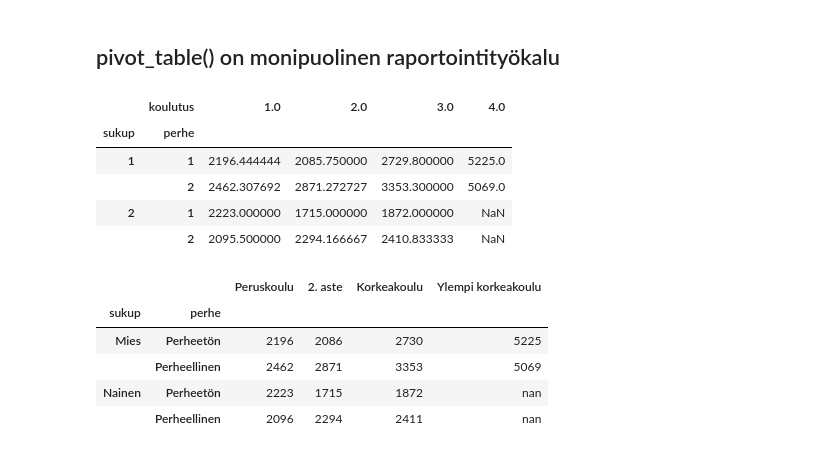
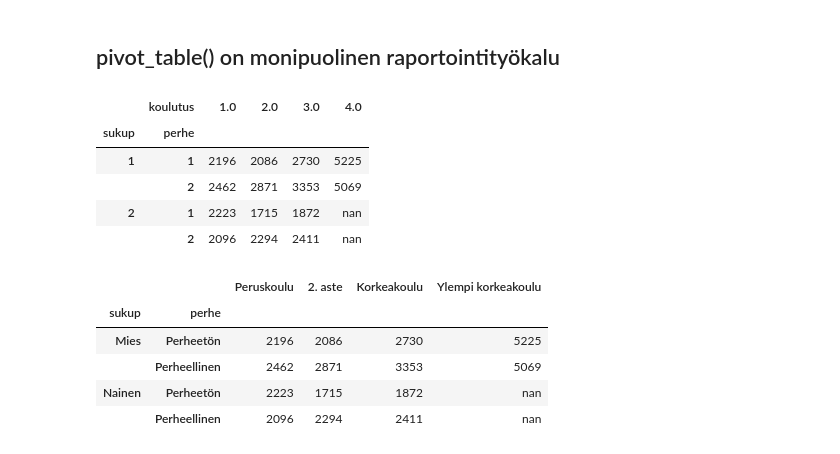
Before and after one commit to taanila/tilastoapu, a Jupyter notebook: tunnuslukuja.ipynb, the cells around one changed output. Saved outputs shown, nothing was run; the diff lists cells and outputs as text; code cells hidden in the pictures.

```diff
--- a/tunnuslukuja.ipynb
+++ b/tunnuslukuja.ipynb
@@ -13,9 +13,8 @@ import numpy as np
 import matplotlib.pyplot as plt
 %matplotlib inline
 # %%
-#Avaan Excel-datan dataframeen ja näytän viisi ensimmäistä riviä.
-#Vanhemmissa pandas-versioissa 'sheet_name sijasta' täytyy käyttää 'sheetname'.
-df = pd.read_excel('http://taanila.fi/data1.xlsx', sheet_name = 'Data')
+#Avaan Excel-datan dataframeen ja näytän viisi ensimmäistä riviä
+df = pd.read_excel('http://taanila.fi/data1.xlsx')
 df.head()
 # %% [output]
 |  | nro | sukup | ikä | perhe | koulutus | palveluv | palkka | johto | työtov | työymp | palkkat | ... |
@@ -48,15 +47,16 @@ df[['ikä', 'palveluv', 'palkka', 'johto', 'työtov', 'työymp',
 # %% [markdown]
 <h2>pivot_table() on monipuolinen raportointityökalu</h2>
 # %%
-#pivot_table tuottaa oletuksena keskiarvoja:
-df7 = df.pivot_table(values = 'palkka', index = ['sukup', 'perhe'], columns = 'koulutus')
+#pivot_table tuottaa oletuksena keskiarvoja
+df1 = df.pivot_table(values = 'palkka', index = ['sukup', 'perhe'], columns = 'koulutus')
 
-df7
+#Palkkakeskiarvot ilman desimaaleja
+df1.style.format('{:.0f}')
 # %% [output]
 |  | koulutus | 1.0 | 2.0 | 3.0 | 4.0 |
 | sukup | perhe |  |  |  |  |
-| 1 | 1 | 2196.444444 | 2085.750000 | 2729.800000 | 5225.0 |
-|  | 2 | 2462.307692 | 2871.272727 | 3353.300000 | 5069.0 |
-| 2 | 1 | 2223.000000 | 1715.000000 | 1872.000000 | NaN |
-|  | 2 | 2095.500000 | 2294.166667 | 2410.833333 | NaN |
+| 1 | 1 | 2196 | 2086 | 2730 | 5225 |
+|  | 2 | 2462 | 2871 | 3353 | 5069 |
+| 2 | 1 | 2223 | 1715 | 1872 | nan |
+|  | 2 | 2096 | 2294 | 2411 | nan |
 # %%
```
Also changed, not shown: parts of 7 cells of this notebook.
